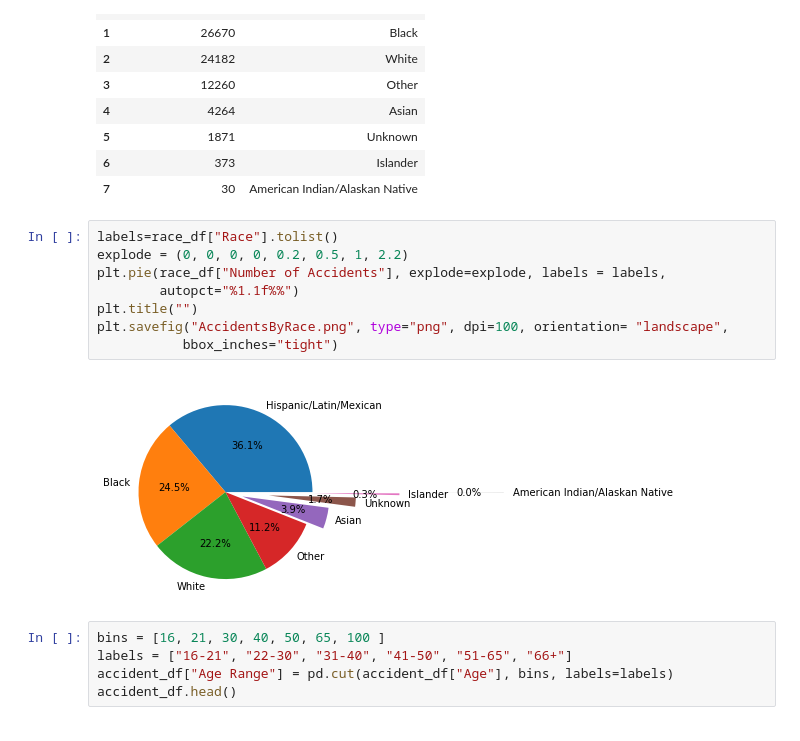
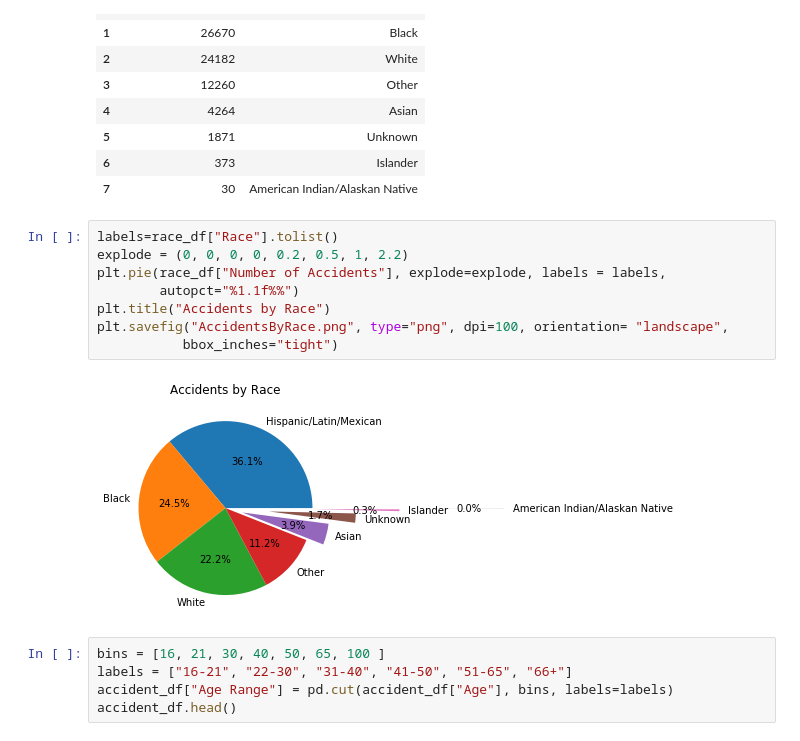
Before and after one commit to Armayni/ProjectOne, a Jupyter notebook: Nicole-TrendAnalysis_motorVehicleAccidents.ipynb, the cells around one changed output. Cells and saved outputs as stored; diff of their text form.

```diff
--- a/Nicole-TrendAnalysis_motorVehicleAccidents.ipynb
+++ b/Nicole-TrendAnalysis_motorVehicleAccidents.ipynb
@@ -144,13 +144,13 @@ race_df
 # %%
 labels=race_df["Race"].tolist()
 explode = (0, 0, 0, 0, 0.2, 0.5, 1, 2.2)
 plt.pie(race_df["Number of Accidents"], explode=explode, labels = labels,
         autopct="%1.1f%%")
-plt.title("")
+plt.title("Accidents by Race")
 plt.savefig("AccidentsByRace.png", type="png", dpi=100, orientation= "landscape",
            bbox_inches="tight")
 # %% [output]
-[figure, old version]
+[figure, new version]
 # %%
 bins = [16, 21, 30, 40, 50, 65, 100 ]
 labels = ["16-21", "22-30", "31-40", "41-50", "51-65", "66+"]
```
Also changed, not shown: parts of 2 cells of this notebook, 3 other files.
